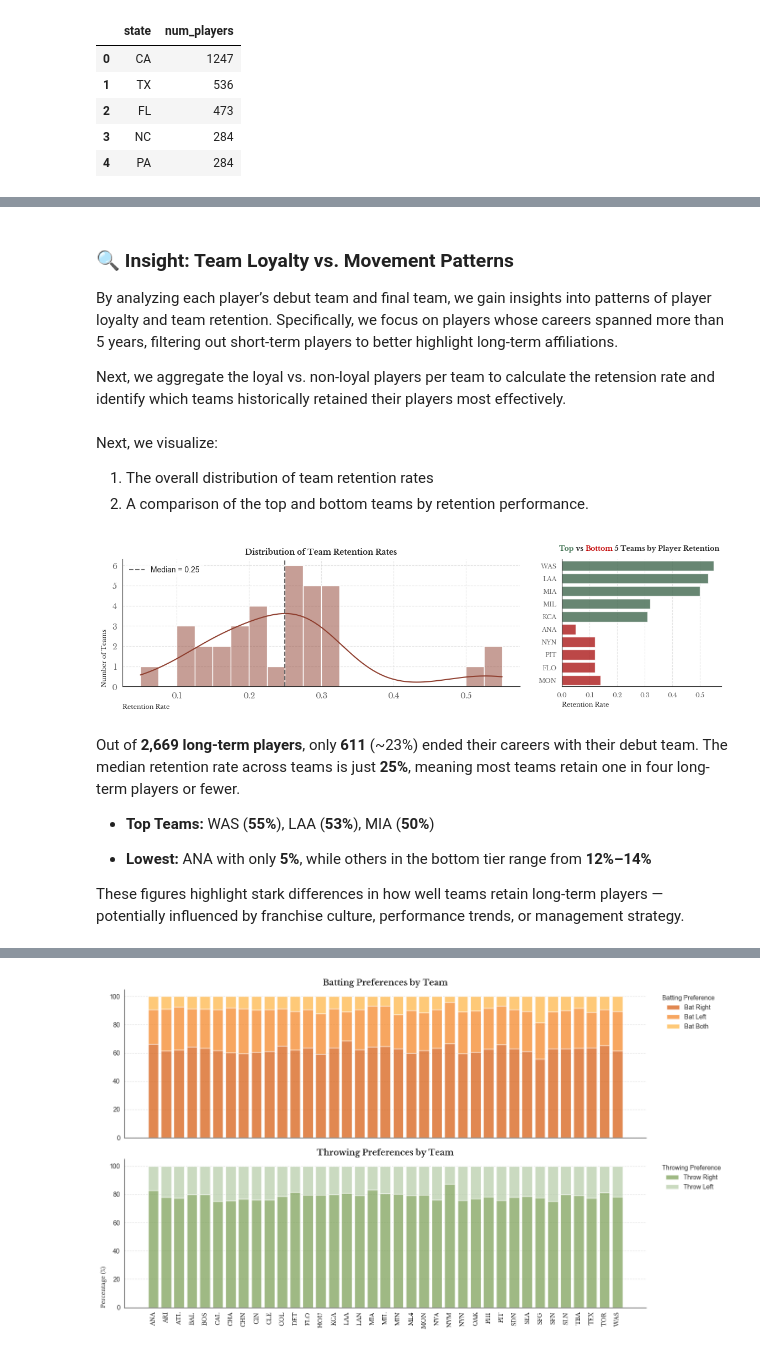
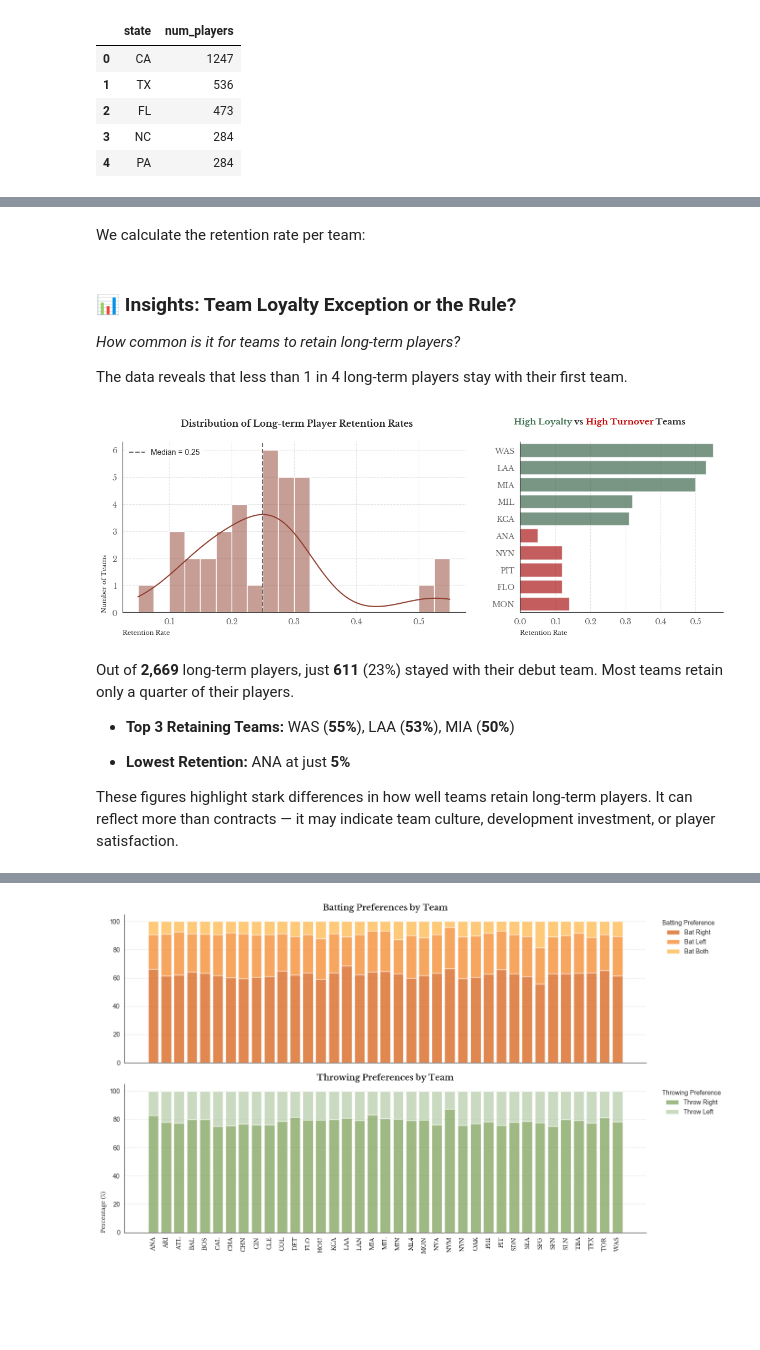
Before and after one commit to shree131/mlb-player-analytics, a Jupyter notebook: NoteBooks/MLB Players Analysis.ipynb, the cells around one changed output, grey strips where cells are left out. Saved outputs shown, nothing was run; the diff lists cells and outputs as text; code cells hidden in the pictures; blank space fills up the shorter version.

```diff
--- a/NoteBooks/MLB Players Analysis.ipynb
+++ b/NoteBooks/MLB Players Analysis.ipynb
@@ -707,14 +757,14 @@ Before visualizing, We generate the frequency distribution of teams reaching \$1
 # %%
-# Calculate frequency of first $1B milestones by year
+# Count teams per year
 df_year_count = df_one_billion_threshold['yr_1_bil'].value_counts().sort_index()
 
-# Identify early spenders
+# Identify early high-spenders
 early_spenders = df_one_billion_threshold[df_one_billion_threshold['yr_1_bil'] <= 2007]
 early_spenders_jittered = early_spenders.copy()
 
-# Apply small manual y-offsets to overlapping points
+# Add jitter for overlapping labels
 overlapping_teams = ['SEA', 'SFN', 'TEX']
-offsets = [-0.0025, 0, 0.0025]  # Slight manual jitter
+offsets = [-0.003, 0, 0.003]
 for team, offset in zip(overlapping_teams, offsets):
     early_spenders_jittered.loc[early_spenders_jittered['teamid'] == team, 'cumulative_sum_in_bil'] += offset
 # %% [markdown]
@@ -927,0 +1001,2 @@ preview_table(df_team_history, "df_team_history")
+# %% [markdown]
+We calculate the retention rate per team:
@@ -928,6 +1024,6 @@ preview_table(df_team_history, "df_team_history")
 # %% [markdown]
-### 🔍 Insight: Team Loyalty vs. Movement Patterns
+### 📊 Insights: Team Loyalty Exception or the Rule?
 
-By analyzing each player’s debut team and final team, we gain insights into patterns of player loyalty and team retention. Specifically, we focus on players whose careers spanned more than 5 years, filtering out short-term players to better highlight long-term affiliations.
+*How common is it for teams to retain long-term players?*
 
-Next, we aggregate the loyal vs. non-loyal players per team to calculate the retension rate and identify which teams historically retained their players most effectively.
+The data reveals that less than 1 in 4 long-term players stay with their first team.
@@ -968,59 +1030,54 @@ combined = pd.concat([
-# %% [markdown]
-Next, we visualize:
-1. The overall distribution of team retention rates
-2. A comparison of the top and bottom teams by retention performance.
 # %%
-# Setup layout
-fig = plt.figure(figsize=(14, 3))
-gs = gridspec.GridSpec(1, 2, width_ratios=[2.5, 1], wspace=0.15)
+# Figure layout
+fig = plt.figure(figsize=(14, 4))
+gs = gridspec.GridSpec(1, 2, width_ratios=[2.2, 1.3], wspace=0.20)
 
-# --- Plot 1: Distribution of Retention Rates ---
+# --- Plot 1: Histogram ---
 ax0 = plt.subplot(gs[0])
 sns.histplot(df_team_retention, x="retention_rate", bins=20, kde=True, color=palette_core["primary_dark"], ax=ax0)
 ax0.grid(True, linestyle="--", alpha=0.5)
-ax0.axvline(df_team_retention["retention_rate"].median(), color=palette_core["secondary_gray"], linestyle="--",
-            label=f"Median = {df_team_retention["retention_rate"].median()}")
+ax0.axvline(df_team_retention["retention_rate"].median(), label=f"Median = {df_team_retention["retention_rate"].median()}",
+            color=palette_core["secondary_gray"], linestyle="--", )
 
 # Axis and labels
-ax0.set_title("Distribution of Team Retention Rates", fontsize=15, fontproperties=font_bold)
-ax0.set_xlabel("Retention Rate", fontsize=8, fontproperties=font_regular, loc="left")
+fig.text(0.20, 0.95, "Distribution of Long-term Player Retention Rates", font=font_bold, fontsize=11.5)
+ax0.legend(edgecolor="white", loc="upper left")
 ax0.set_ylabel("Number of Teams", fontsize=8, fontproperties=font_regular, loc="bottom")
 ax0.set_yticks(range(0, 7))
-ax0.tick_params(axis='both', labelsize=10)
-for label in ax0.get_xticklabels() + ax0.get_yticklabels():
-    label.set_fontproperties(font_regular)
-    label.set_color("dimgrey")
-ax0.legend(edgecolor="white", loc="upper left")
 
-# --- Plot 2: Top vs Bottom 5 Teams ---
+# --- Plot 2: Bar Plots ---
 ax1 = plt.subplot(gs[1])
 palette = {"Top": palette_core["highlight_green"], "Bottom": palette_core["highlight_red"]}
-sns.barplot(data=combined, y="team", x="retention_rate", hue="Group", dodge=False, palette=palette, ax=ax1, alpha=0.8, legend=False)
+sns.barplot(data=combined, y="team", x="retention_rate", hue="Group", dodge=False, palette=palette, ax=ax1, alpha=0.7, legend=False)
 ax1.grid(axis="x", linestyle="--", alpha=0.5)
+ax1.set_ylabel("")
 
+# Title
 fig_text(
-    x=0.69, y=0.97, s="<Top> vs <Bottom> 5 Teams by Player Retention", fontsize=9, fontproperties=font_bold,
+    x=0.63, y=0.99, s="<High Loyalty> vs <High Turnover> Teams",
+    fontsize=11, fontproperties=font_bold,
     highlight_textprops=[{"color": palette["Top"]}, {"color": palette["Bottom"]}]
 )
 
-ax1.set_xlabel("Retention Rate", fontsize=8, fontproperties=font_regular, loc="left")
-ax1.set_ylabel("")
-ax1.tick_params(axis='both', labelsize=8)
-for label in ax1.get_xticklabels() + ax1.get_yticklabels():
-    label.set_fontproperties(font_regular)
-    label.set_color("dimgrey")
-    label.set_fontsize(8)
+
+# Shared formatting for both axes
+for ax in (ax0, ax1):
+    ax.set_xlabel("Retention Rate", fontsize=8, fontproperties=font_regular, loc="left")
+    ax.tick_params(axis="both", labelsize=10)
+
+    for label in ax.get_xticklabels() + ax.get_yticklabels():
+        label.set_fontproperties(font_regular)
+        label.set_color("dimgrey")
 
 plt.show()
 # %% [output]
-[figure, old version]
+[figure, new version]
 # %% [markdown]
-Out of **2,669 long-term players**, only **611** (~23%) ended their careers with their debut team. The median retention rate across teams is just **25%**, meaning most teams retain one in four long-term players or fewer.
+Out of **2,669** long-term players, just **611** (23%) stayed with their debut team. Most teams retain only a quarter of their players.
+- **Top 3 Retaining Teams:** WAS (**55%**), LAA (**53%**), MIA (**50%**)
 
-- **Top Teams:** WAS (**55%**), LAA (**53%**), MIA (**50%**)
+- **Lowest Retention:** ANA at just **5%**
 
-- **Lowest:** ANA with only **5%**, while others in the bottom tier range from **12%–14%**
-
-These figures highlight stark differences in how well teams retain long-term players — potentially influenced by franchise culture, performance trends, or management strategy.
+These figures highlight stark differences in how well teams retain long-term players. It can reflect more than contracts — it may indicate team culture, development investment, or player satisfaction.
 # %% [markdown]
 ---
```
Also changed, not shown: parts of 110 cells of this notebook, 2 other files.
